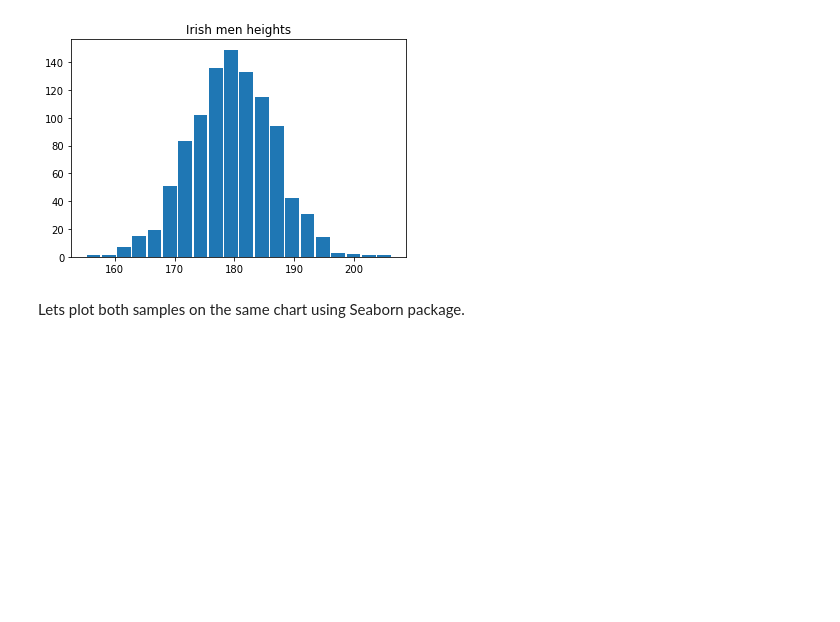
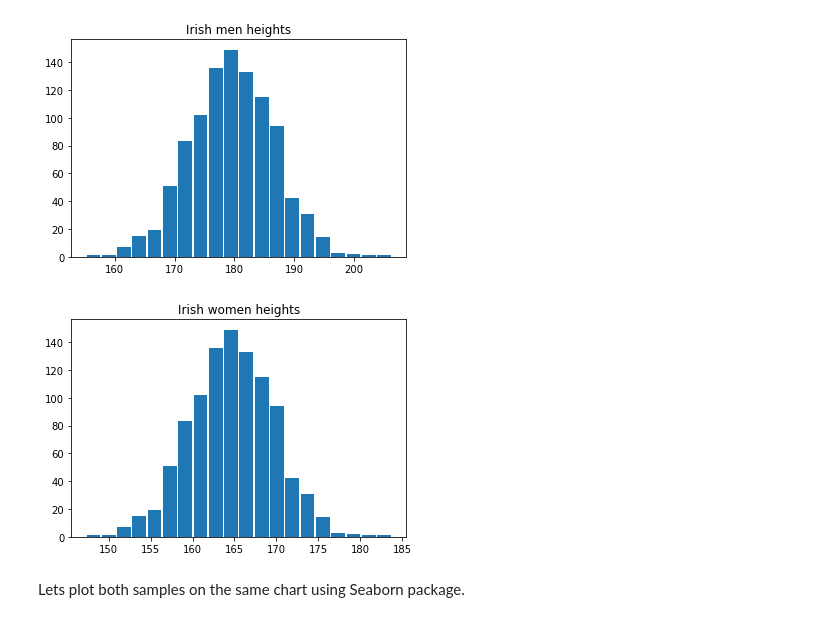
Before and after one commit to BYalini/numpy-random-assignment, a Jupyter notebook: numpy-random.ipynb, the cells around one changed output. Cells and saved outputs as stored; diff of their text form; code cells hidden in the pictures; blank space fills up the shorter version.

```diff
--- a/numpy-random.ipynb
+++ b/numpy-random.ipynb
@@ -544,6 +544,13 @@ plt.title('Irish men heights')
 plt.show()
 # %% [output]
 [figure]
+# %%
+#plot women heights
+plt.hist(sample_heights_women, bins=20,rwidth=0.9)
+plt.title('Irish women heights')
+plt.show()
+# %% [output]
+[figure, added]
 # %% [markdown]
 Lets plot both samples on the same chart using Seaborn package.
 # %%
```
Also changed, not shown: parts of 30 cells of this notebook.
